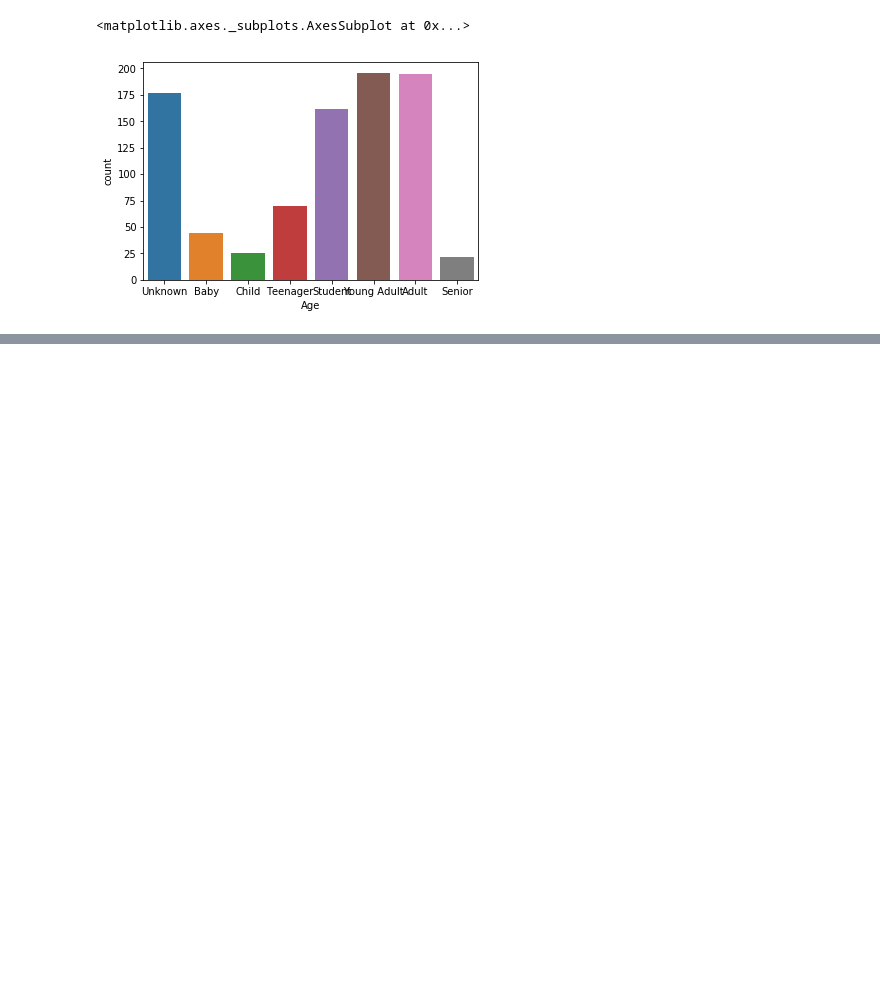
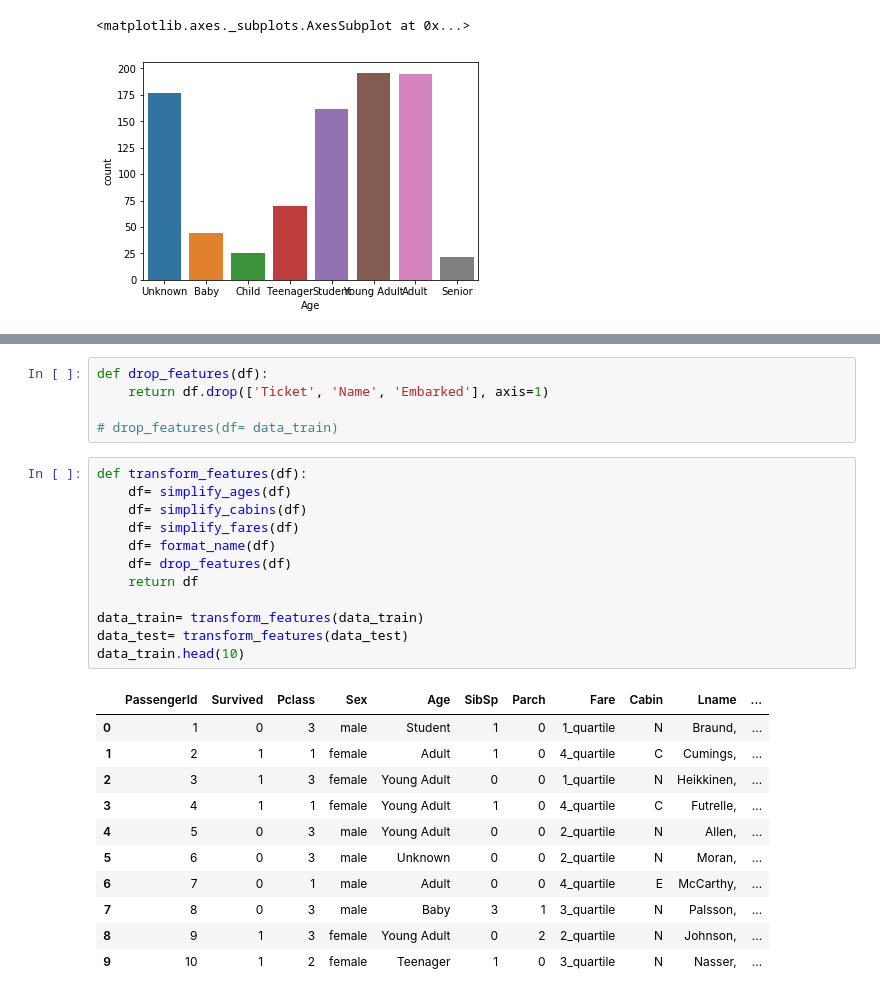
Before and after one commit to razielar/Deep-Learning-AI-Barcelona-2018, a Jupyter notebook: Tree-based_methods/Scikit-Learn-ML-RandomForest.ipynb, the cells around one changed output, grey strips where cells are left out. Saved outputs shown, nothing was run; the diff lists cells and outputs as text; blank space fills up the shorter version.

```diff
--- a/Tree-based_methods/Scikit-Learn-ML-RandomForest.ipynb
+++ b/Tree-based_methods/Scikit-Learn-ML-RandomForest.ipynb
@@ -124,0 +125,29 @@ data_train
+# %%
+def drop_features(df):
+    return df.drop(['Ticket', 'Name', 'Embarked'], axis=1)
+
+# drop_features(df= data_train)
+# %%
+def transform_features(df):
+    df= simplify_ages(df)
+    df= simplify_cabins(df)
+    df= simplify_fares(df)
+    df= format_name(df)
+    df= drop_features(df)
+    return df
+
+data_train= transform_features(data_train)
+data_test= transform_features(data_test)
+data_train.head(10)
+# %% [output]
+|  | PassengerId | Survived | Pclass | Sex | Age | SibSp | Parch | Fare | Cabin | Lname | ... |
+| 0 | 1 | 0 | 3 | male | Student | 1 | 0 | 1_quartile | N | Braund, | ... |
+| 1 | 2 | 1 | 1 | female | Adult | 1 | 0 | 4_quartile | C | Cumings, | ... |
+| 2 | 3 | 1 | 3 | female | Young Adult | 0 | 0 | 1_quartile | N | Heikkinen, | ... |
+| 3 | 4 | 1 | 1 | female | Young Adult | 1 | 0 | 4_quartile | C | Futrelle, | ... |
+| 4 | 5 | 0 | 3 | male | Young Adult | 0 | 0 | 2_quartile | N | Allen, | ... |
+| 5 | 6 | 0 | 3 | male | Unknown | 0 | 0 | 2_quartile | N | Moran, | ... |
+| 6 | 7 | 0 | 1 | male | Adult | 0 | 0 | 4_quartile | E | McCarthy, | ... |
+| 7 | 8 | 0 | 3 | male | Baby | 3 | 1 | 3_quartile | N | Palsson, | ... |
+| 8 | 9 | 1 | 3 | female | Young Adult | 0 | 2 | 2_quartile | N | Johnson, | ... |
+| 9 | 10 | 1 | 2 | female | Teenager | 1 | 0 | 3_quartile | N | Nasser, | ... |
```
Also changed, not shown: parts of 11 cells of this notebook.
